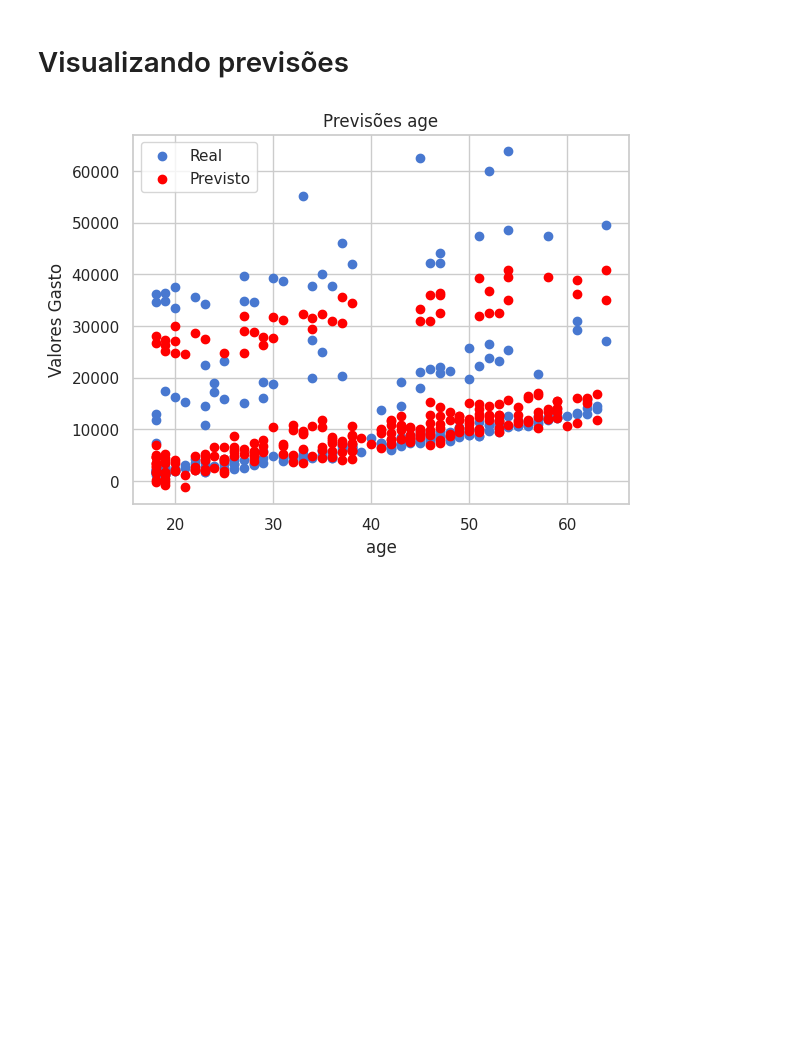
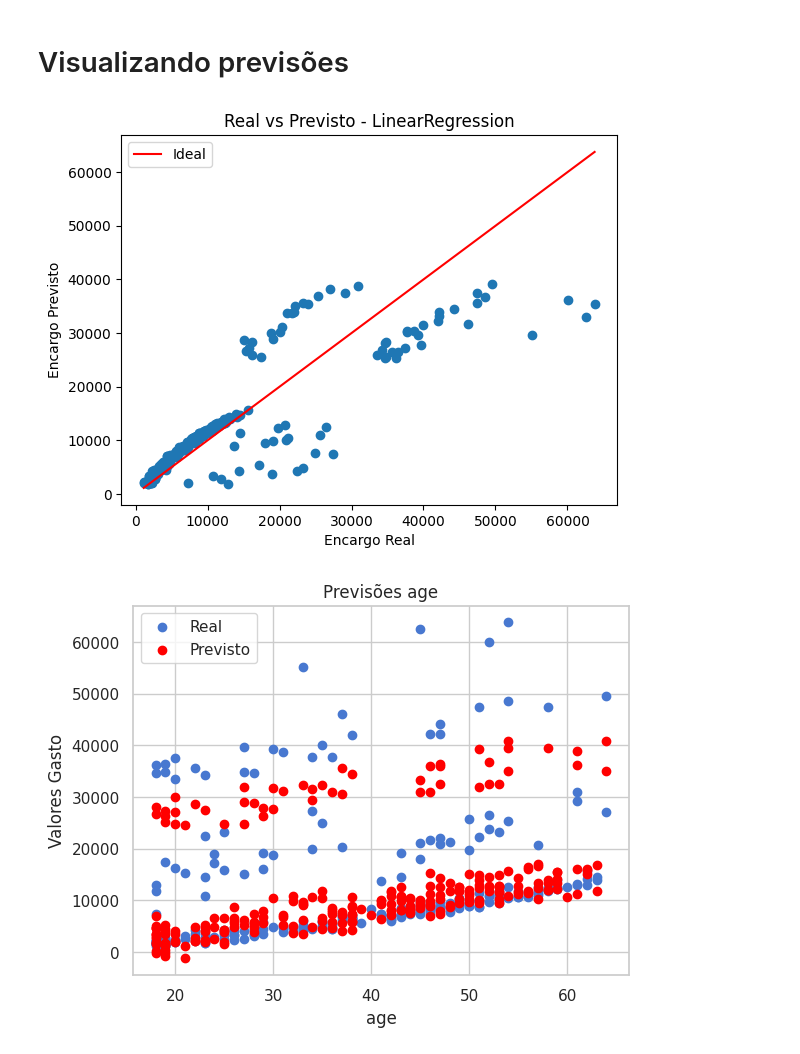
Before and after one commit to lcaffe/tech-challenge, a Jupyter notebook: tech_challenge.ipynb, the cells around one changed output. Cells and saved outputs as stored; diff of their text form; code cells hidden in the pictures; blank space fills up the shorter version.

```diff
--- a/tech_challenge.ipynb
+++ b/tech_challenge.ipynb
@@ -464,6 +464,18 @@ def validacao_cruzada(model, k=10):
   print("K-Fold (R^2) Scores: {0}".format(scores))
   print("Desvio padrão do R²:", scores.std())
   print("Média do R²:", scores.mean())
+# %%
+def plt_real_previsto(y_test, predictions, model):
+  plt.scatter(y_test, predictions)
+  plt.xlabel('Encargo Real')
+  plt.ylabel('Encargo Previsto')
+
+  plt.title('Real vs Previsto - ' + model.__class__.__name__)
+
+  ideal_values = np.linspace(min(y_test), max(y_test))
+  plt.plot(ideal_values, ideal_values, color='red', label='Ideal')
+  plt.legend()
+  plt.show()
 # %% [markdown]
 # 2 - Regressao linear simples - - - - - - - - - - - - - - - - - - -
 # %% [markdown]
@@ -556,6 +558,10 @@ Com o modelo  **LinearRegression** , usamos a primeiro a informação 'bmi' sem
 | Sim | Sim | 0.7747 |
 # %% [markdown]
 # Visualizando previsões
+# %%
+plt_real_previsto(y_test, y_pred, model)
+# %% [output]
+[figure, added]
 # %%
 
 feature = 'age'
```
Also changed, not shown: parts of 4 cells of this notebook.
